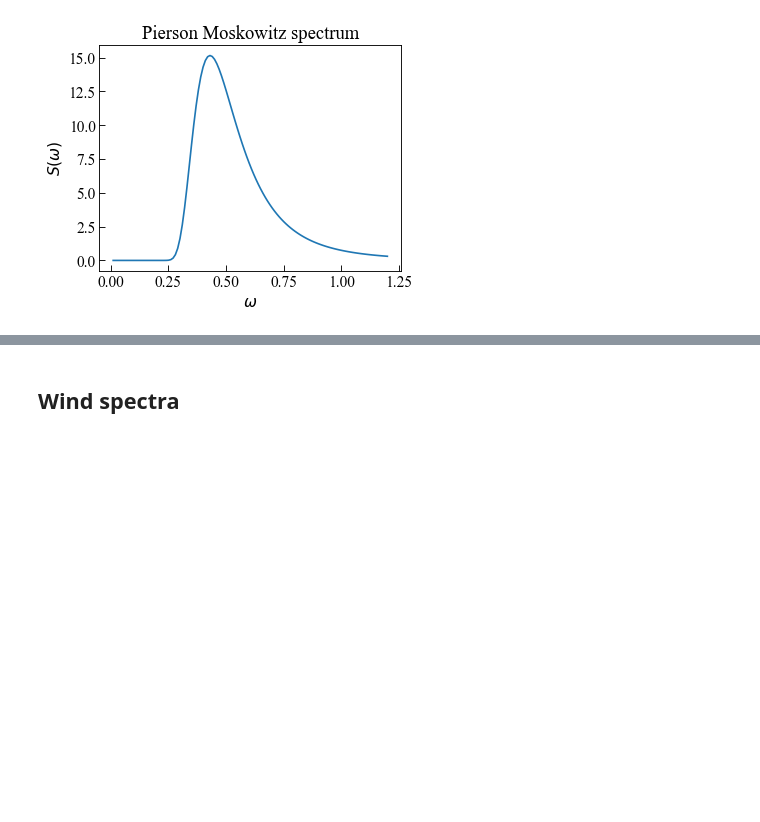
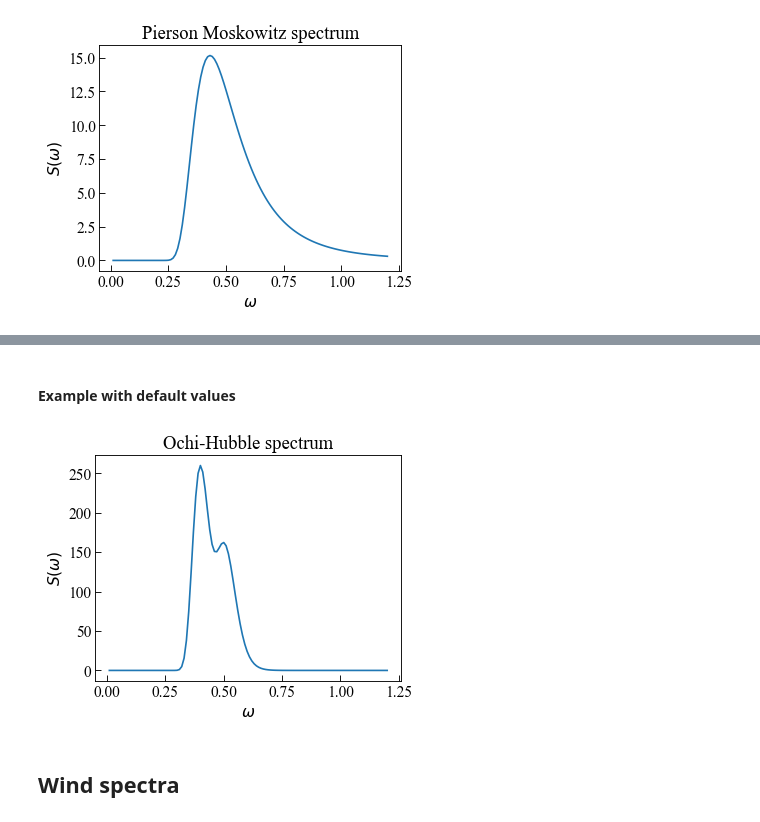
Before and after one commit to dpzhuX/ffpack, a Jupyter notebook: docs/source/load spectra and matrices.ipynb, the cells around one changed output, grey strips where cells are left out. Drawn from its saved outputs; the diff is of its cells as text; code cells hidden in the pictures; blank space fills up the shorter version.

```diff
--- a/docs/source/load spectra and matrices.ipynb
+++ b/docs/source/load spectra and matrices.ipynb
@@ -171,3 +343,31 @@ plt.show()
+# %% [markdown]
+#### Example with default values
+# %%
+ohfRange = np.linspace( 0.0, 1.2, num=121 )
+# %%
+wp1 = 0.4
+wp2 = 0.51
+Hs1 = 20
+Hs2 = 15
+lambda1 = 7
+lambda2 = 10
+ohfResults = [ ochiHubbleSpectrum( w, wp1, wp2, Hs1, Hs2, lambda1, lambda2 ) for w in ohfRange ]
+# %%
+fig, ax = plt.subplots()
+
+ax.plot( np.array( ohfRange ),
+         np.array( ohfResults ) )
+
+ax.tick_params(axis='x', direction="in", length=5)
+ax.tick_params(axis='y', direction="in", length=5)
+ax.set_ylabel( "$S(\omega)$" )
+ax.set_xlabel( "$\omega$" )
+ax.set_title( "Ochi-Hubble spectrum" )
+
+plt.tight_layout()
+plt.show()
+# %% [output]
+[figure, added]
 # %% [markdown]
 ## Wind spectra
 # %% [markdown]
```
Also changed, not shown: parts of 30 cells of this notebook.
